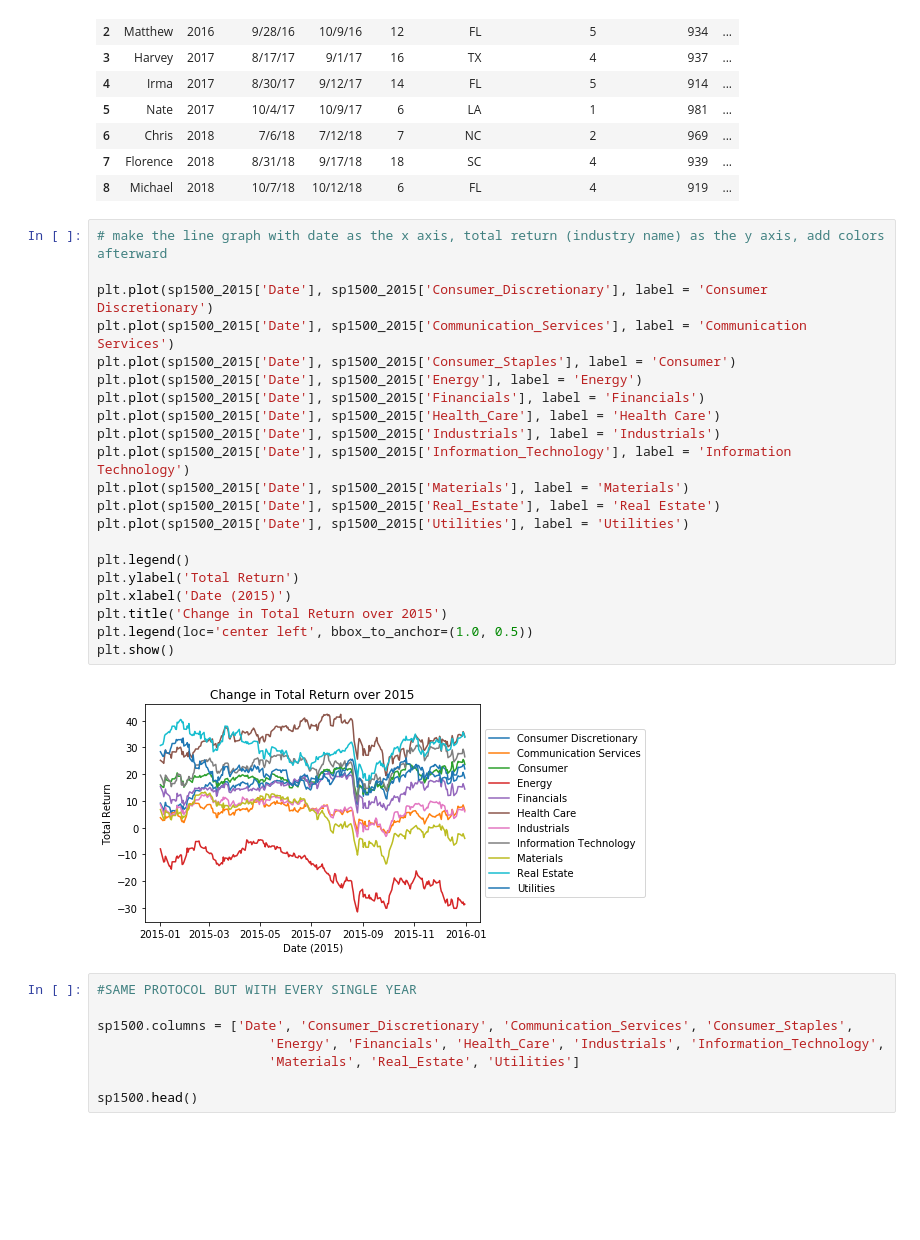
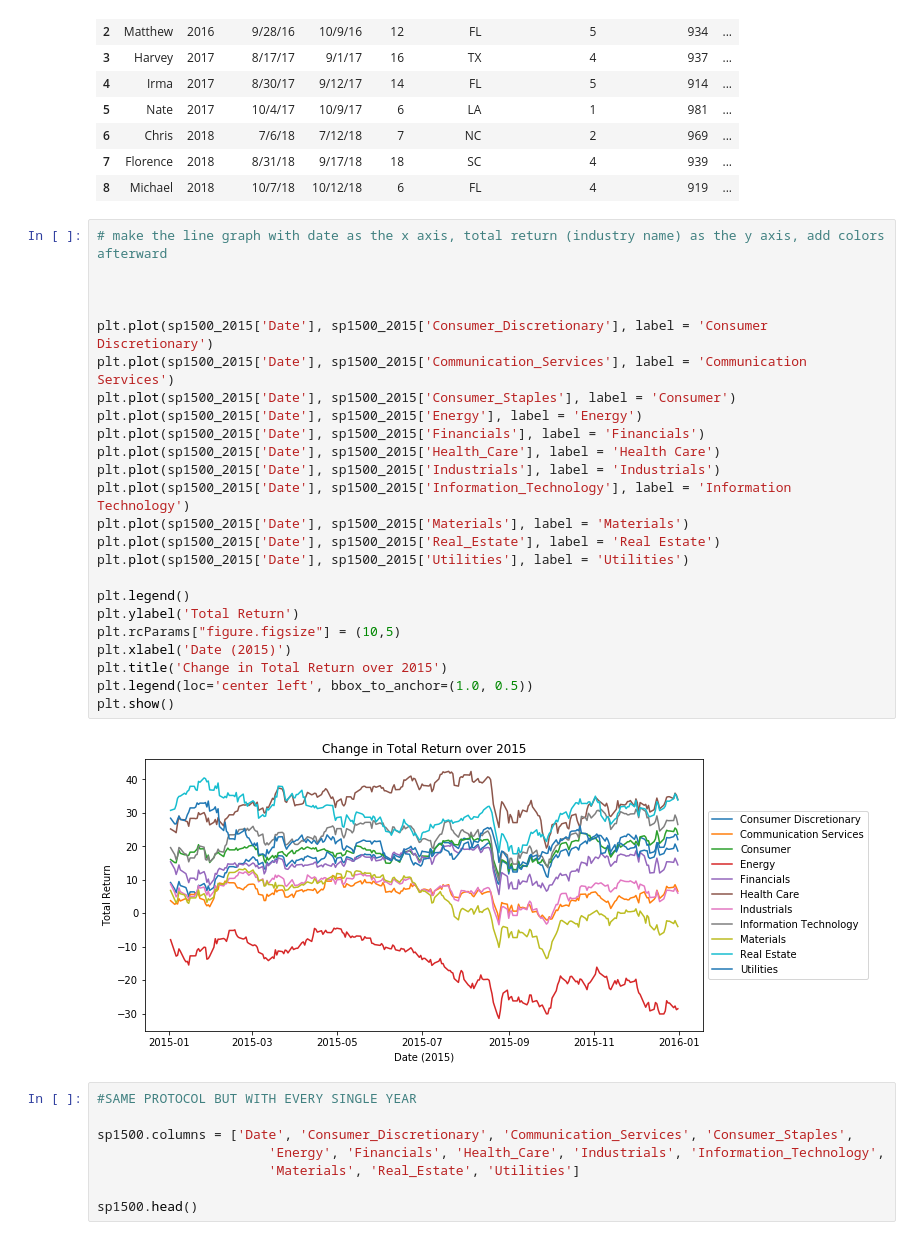
Before and after one commit to nancyculley/Little_Data_Project_1, a Jupyter notebook: 2015.ipynb, the cells around one changed output. Drawn from its saved outputs; the diff is of its cells as text; blank space fills up the shorter version.

```diff
--- a/2015.ipynb
+++ b/2015.ipynb
@@ -54,27 +54,30 @@ hurricanes
 | 8 | Michael | 2018 | 10/7/18 | 10/12/18 | 6 | FL | 4 | 919 | ... |
 # %%
 # make the line graph with date as the x axis, total return (industry name) as the y axis, add colors afterward
+
+
 
 plt.plot(sp1500_2015['Date'], sp1500_2015['Consumer_Discretionary'], label = 'Consumer Discretionary')
 plt.plot(sp1500_2015['Date'], sp1500_2015['Communication_Services'], label = 'Communication Services')
 plt.plot(sp1500_2015['Date'], sp1500_2015['Consumer_Staples'], label = 'Consumer')
 plt.plot(sp1500_2015['Date'], sp1500_2015['Energy'], label = 'Energy')
 plt.plot(sp1500_2015['Date'], sp1500_2015['Financials'], label = 'Financials')
 plt.plot(sp1500_2015['Date'], sp1500_2015['Health_Care'], label = 'Health Care')
 plt.plot(sp1500_2015['Date'], sp1500_2015['Industrials'], label = 'Industrials')
 plt.plot(sp1500_2015['Date'], sp1500_2015['Information_Technology'], label = 'Information Technology')
 plt.plot(sp1500_2015['Date'], sp1500_2015['Materials'], label = 'Materials')
 plt.plot(sp1500_2015['Date'], sp1500_2015['Real_Estate'], label = 'Real Estate')
 plt.plot(sp1500_2015['Date'], sp1500_2015['Utilities'], label = 'Utilities')
 
 plt.legend()
 plt.ylabel('Total Return')
+plt.rcParams["figure.figsize"] = (10,5)
 plt.xlabel('Date (2015)')
 plt.title('Change in Total Return over 2015')
 plt.legend(loc='center left', bbox_to_anchor=(1.0, 0.5))
 plt.show()
 # %% [output]
-[figure, old version]
+[figure, new version]
 # %%
 #SAME PROTOCOL BUT WITH EVERY SINGLE YEAR
 
```
Also changed, not shown: parts of 1 cell of this notebook, 1 other file.
